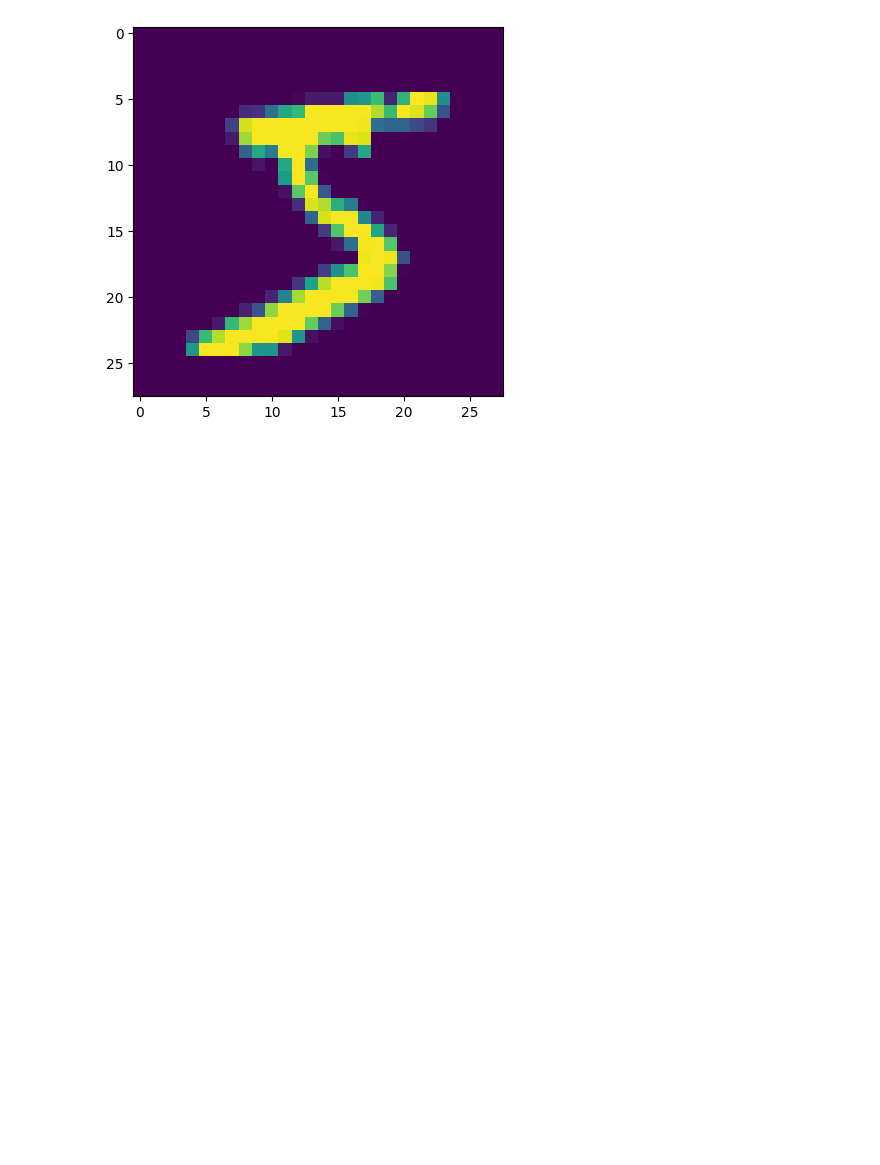
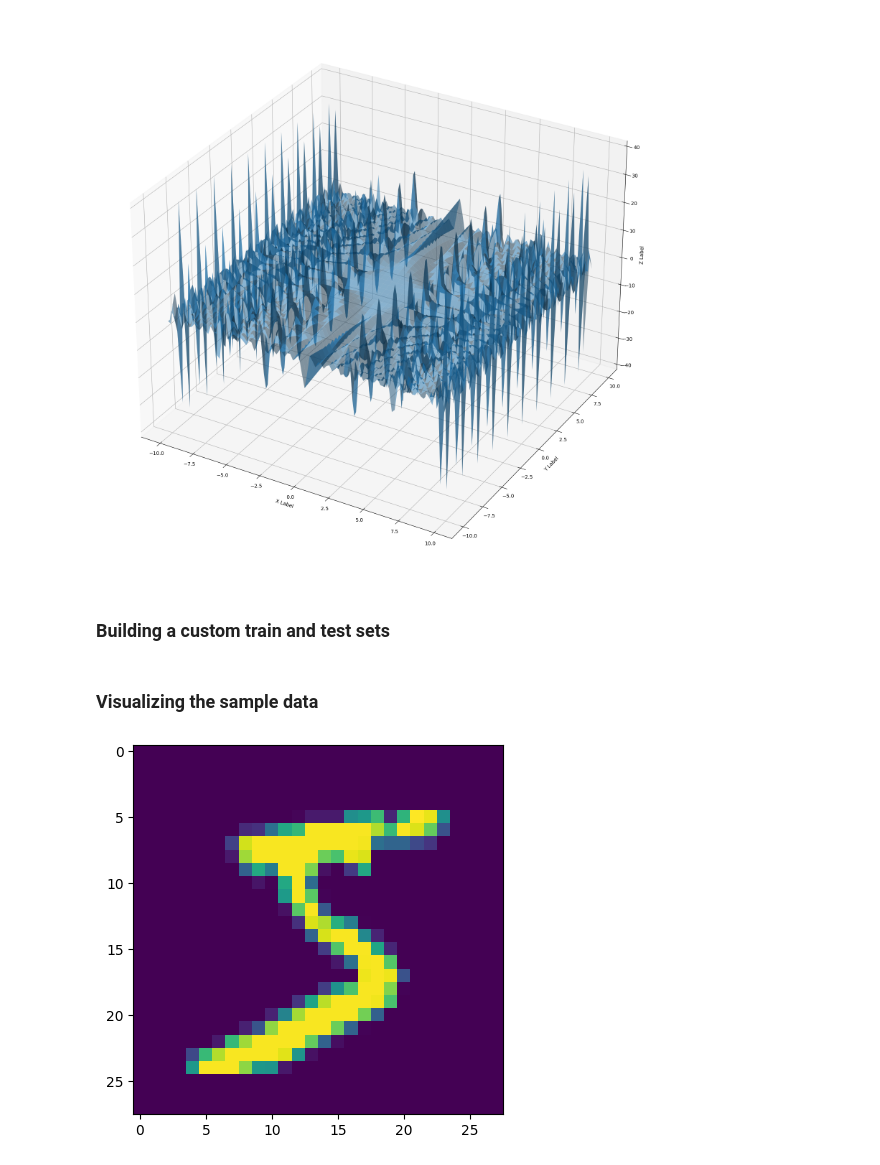
Before and after one commit to SzymonNowakowski/ml_workshop_jupyter, a Jupyter notebook: 3_simple_MLP.ipynb, the cells around one changed output. Saved outputs shown, nothing was run; the diff lists cells and outputs as text; code cells hidden in the pictures; blank space fills up the shorter version.

```diff
--- a/3_simple_MLP.ipynb
+++ b/3_simple_MLP.ipynb
@@ -83,0 +72,24 @@ Extracting ./data/MNIST/raw/t10k-labels-idx1-ubyte.gz to ./data/MNIST/raw
+# %%
+#from: https://stackoverflow.com/questions/8722735/i-want-to-use-matplotlib-to-make-a-3d-plot-given-a-z-function
+
+def fun(x, y):
+    return math.sin(x*y)/math.sin(x)
+
+fig = plt.figure(figsize=(20,20))
+ax = fig.add_subplot(111, projection='3d')
+x = y = np.arange(-10, 10, 0.2)
+X, Y = np.meshgrid(x, y)
+zs = np.array([fun(x,y) for x,y in zip(np.ravel(X), np.ravel(Y))])
+Z = zs.reshape(X.shape)
+
+ax.plot_surface(X, Y, Z, alpha=0.5)
+
+ax.set_xlabel('X Label')
+ax.set_ylabel('Y Label')
+ax.set_zlabel('Z Label')
+
+plt.show()
+# %% [output]
+[figure, added]
+# %% [markdown]
+### Building a custom train and test sets
@@ -83,0 +109,2 @@ Extracting ./data/MNIST/raw/t10k-labels-idx1-ubyte.gz to ./data/MNIST/raw
+# %% [markdown]
+### Visualizing the sample data
```
Also changed, not shown: parts of 7 cells of this notebook.
